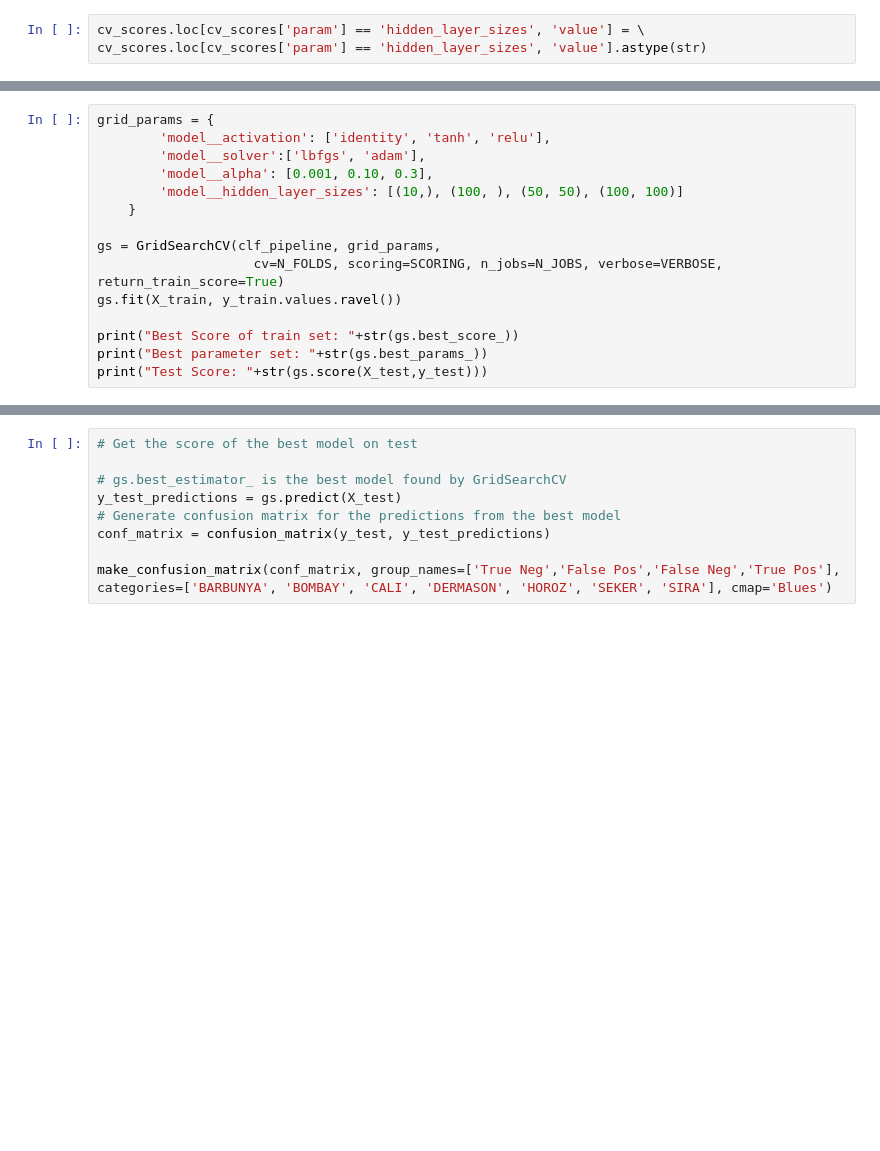
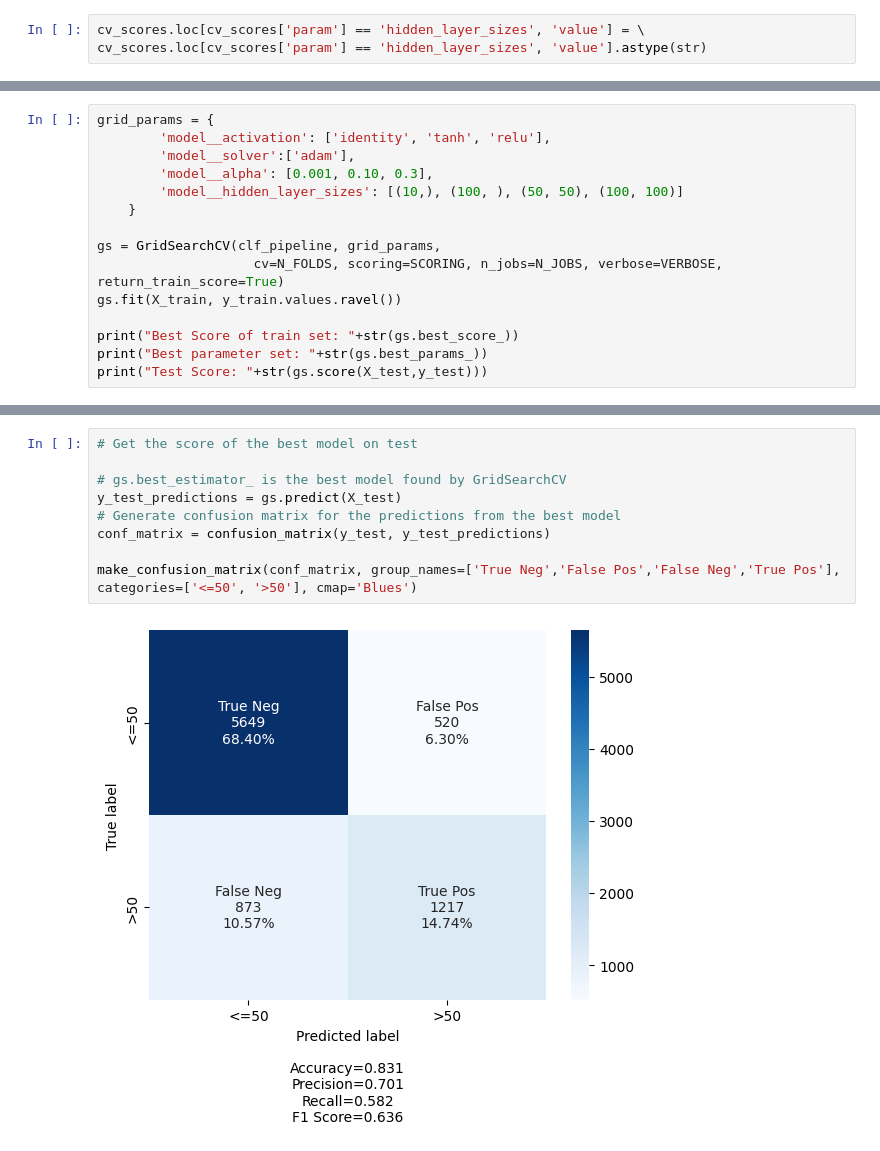
Before and after one commit to PavanKB/PS_1, a Jupyter notebook: nn_census_income.ipynb, the cells around one changed output, grey strips where cells are left out. Saved outputs shown, nothing was run; the diff lists cells and outputs as text; blank space fills up the shorter version.

```diff
--- a/nn_census_income.ipynb
+++ b/nn_census_income.ipynb
@@ -160,7 +172,7 @@ sns.FacetGrid(cv_scores, col='param', col_wrap=3, height=4, sharex=False).map(sn
 # %%
 grid_params = {
         'model__activation': ['identity', 'tanh', 'relu'],
-        'model__solver':['lbfgs', 'adam'],
+        'model__solver':['adam'],
         'model__alpha': [0.001, 0.10, 0.3],
         'model__hidden_layer_sizes': [(10,), (100, ), (50, 50), (100, 100)]
     }
@@ -241,12 +284,14 @@ for ax_idx, estimator in enumerate([clf_pipeline]):
 # %%
 # Get the score of the best model on test
 
 # gs.best_estimator_ is the best model found by GridSearchCV
 y_test_predictions = gs.predict(X_test)
 # Generate confusion matrix for the predictions from the best model
 conf_matrix = confusion_matrix(y_test, y_test_predictions)
 
-make_confusion_matrix(conf_matrix, group_names=['True Neg','False Pos','False Neg','True Pos'], categories=['BARBUNYA', 'BOMBAY', 'CALI', 'DERMASON', 'HOROZ', 'SEKER', 'SIRA'], cmap='Blues')
+make_confusion_matrix(conf_matrix, group_names=['True Neg','False Pos','False Neg','True Pos'], categories=['<=50', '>50'], cmap='Blues')
+# %% [output]
+[figure, added]
 # %%
 
 scores = {'accuracy_score':accuracy_score(y_test, y_test_predictions),
```
Also changed, not shown: parts of 14 cells of this notebook, 1 other file.
